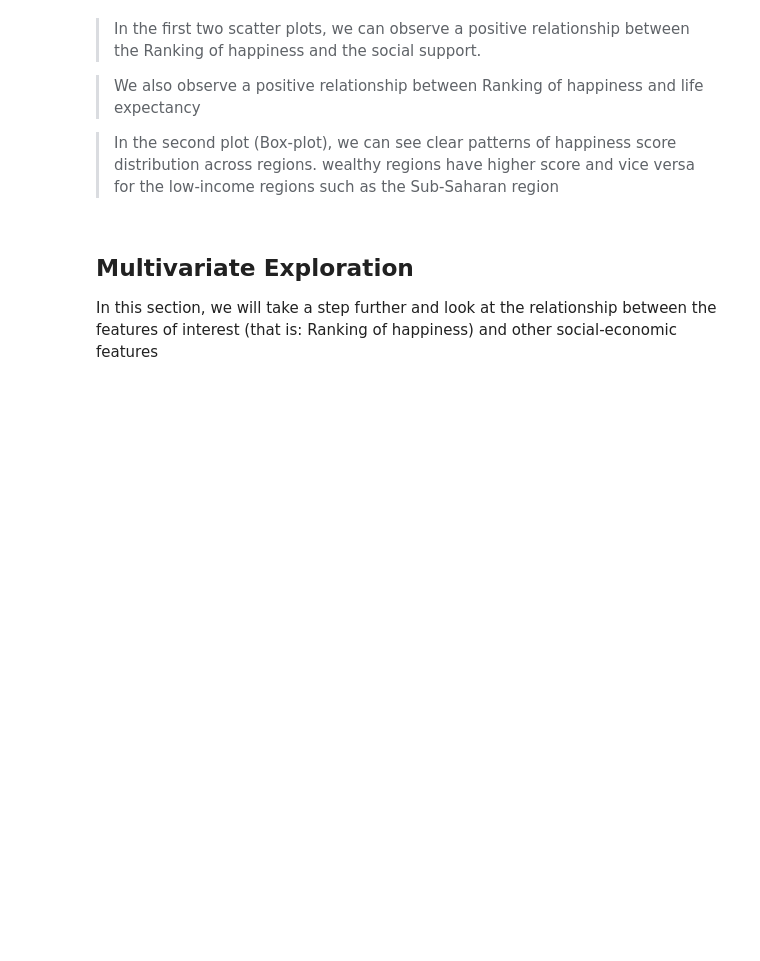
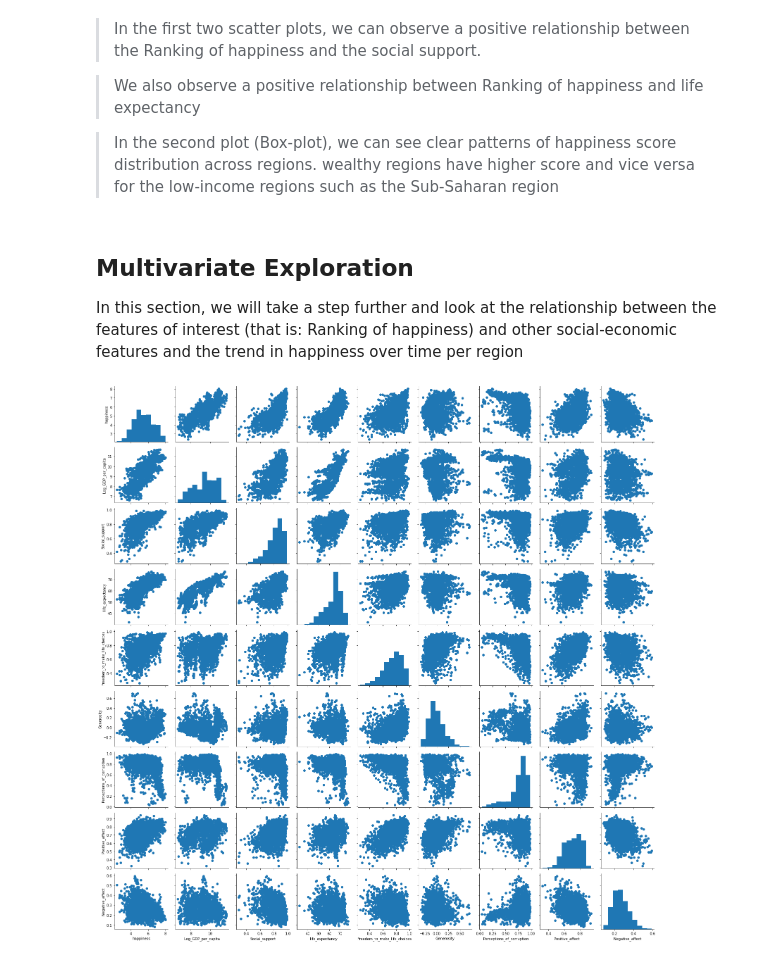
Before and after one commit to BBenyamini/EDA, a Jupyter notebook: notebook.ipynb, the cells around one changed output. Drawn from its saved outputs; the diff is of its cells as text; code cells hidden in the pictures; blank space fills up the shorter version.

```diff
--- a/notebook.ipynb
+++ b/notebook.ipynb
@@ -35,3 +35,7 @@ df.head()
 | 2 | Afghanistan | South Asia | 2010 | 4.758 | 7.647 | 0.539 | 51.60 | ... |
 | 3 | Afghanistan | South Asia | 2011 | 3.832 | 7.620 | 0.521 | 51.92 | ... |
 | 4 | Afghanistan | South Asia | 2012 | 3.783 | 7.705 | 0.521 | 52.24 | ... |
+# %%
+#Rename the country name to country to avoid space in the column name
+df.rename(columns={"Country name":"country", "Region":"region"}, inplace=True)
+df.head()
@@ -176,4 +187,13 @@ plt.ylabel("Ranking of hapiness");
 # %% [markdown]
 ## Multivariate Exploration
 
-In this section, we will take a step further and look at the relationship between the features of interest (that is: Ranking of happiness) and other social-economic features
+In this section, we will take a step further and look at the relationship between the features of interest (that is: Ranking of happiness) and other social-economic features and the trend in happiness over time per region
+# %%
+#correlation matrix using all data: data collected for each per country
+fig=sns.PairGrid(data=df, vars=["happiness", "Log_GDP_per_capita", "Social_support","life_expectancy",
+                                                "Freedom_to_make_life_choices","Generosity","Perceptions_of_corruption",
+                                                "Positive_affect","Negative_affect"])
+fig.map_diag(plt.hist)#plot the histgram diaganally
+fig.map_offdiag(plt.scatter);#plot the scatter plots
+# %% [output]
+[figure, added]
```
Also changed, not shown: parts of 5 cells of this notebook.
